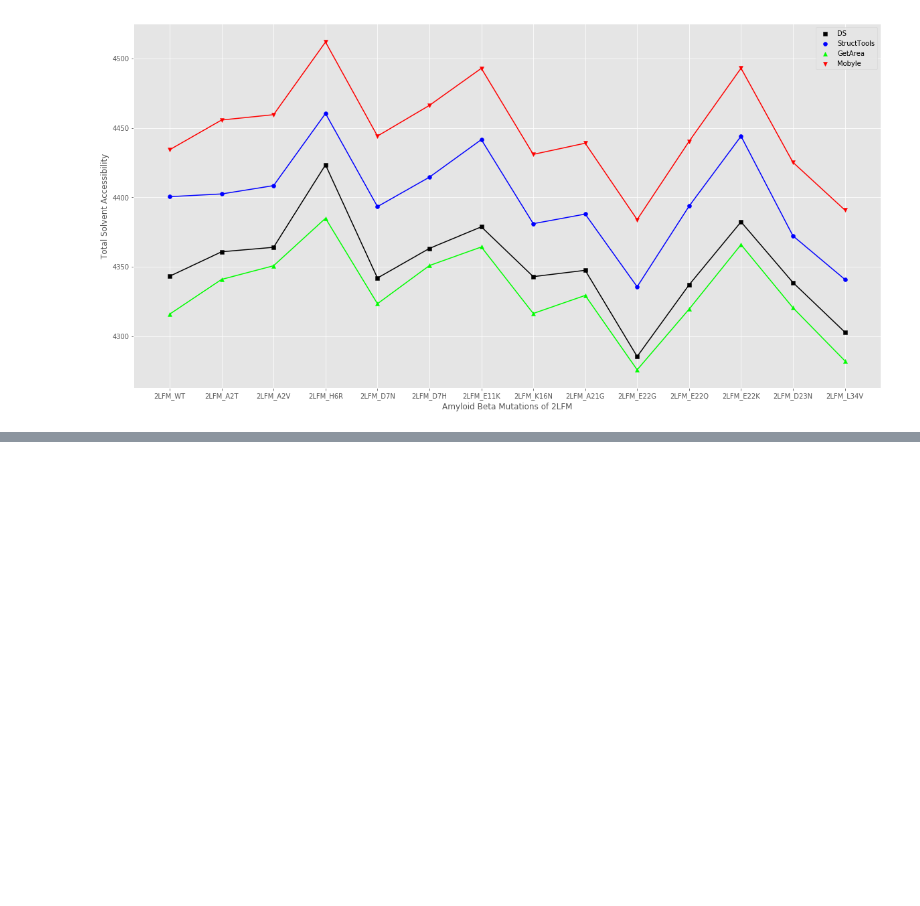
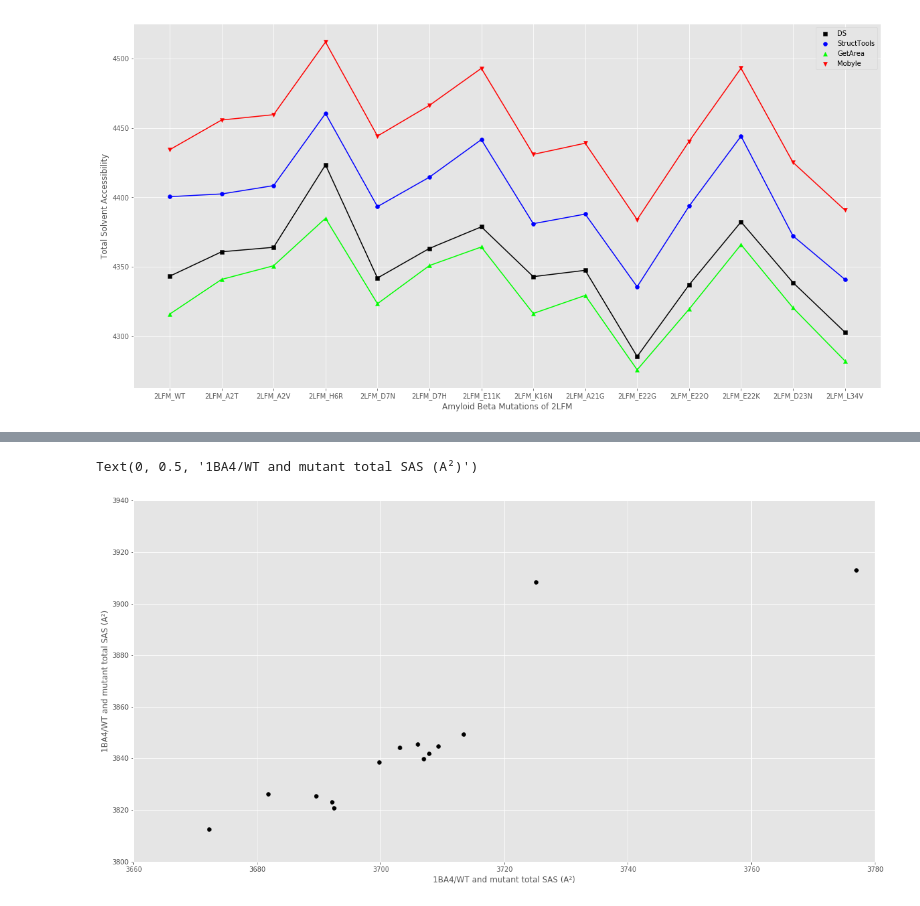
Before and after one commit to 188-project/Amyloid-Beta-Final-Project, a Jupyter notebook: Final Project Amyloid Beta.ipynb, the cells around one changed output, grey strips where cells are left out. Saved outputs shown, nothing was run; the diff lists cells and outputs as text; code cells hidden in the pictures; blank space fills up the shorter version.

```diff
--- a/Final Project Amyloid Beta.ipynb
+++ b/Final Project Amyloid Beta.ipynb
@@ -140,0 +179,18 @@ plt.show()
+# %%
+#Figure 7c
+
+#Plot figure and points
+plt.figure(figsize = (20, 10))
+plt.scatter(DS_1BA4, ST_1BA4, c = 'k')
+
+#Set axis limits
+axis = plt.gca()
+axis.set_xlim([3660,3780])
+axis.set_ylim([3800,3940])
+
+#Labels
+plt.xlabel('1BA4/WT and mutant total SAS (A²)')
+plt.ylabel('1BA4/WT and mutant total SAS (A²)')
+# %% [output]
+Text(0, 0.5, '1BA4/WT and mutant total SAS (A²)')
+[figure, added]
```
Also changed, not shown: parts of 30 cells of this notebook.
